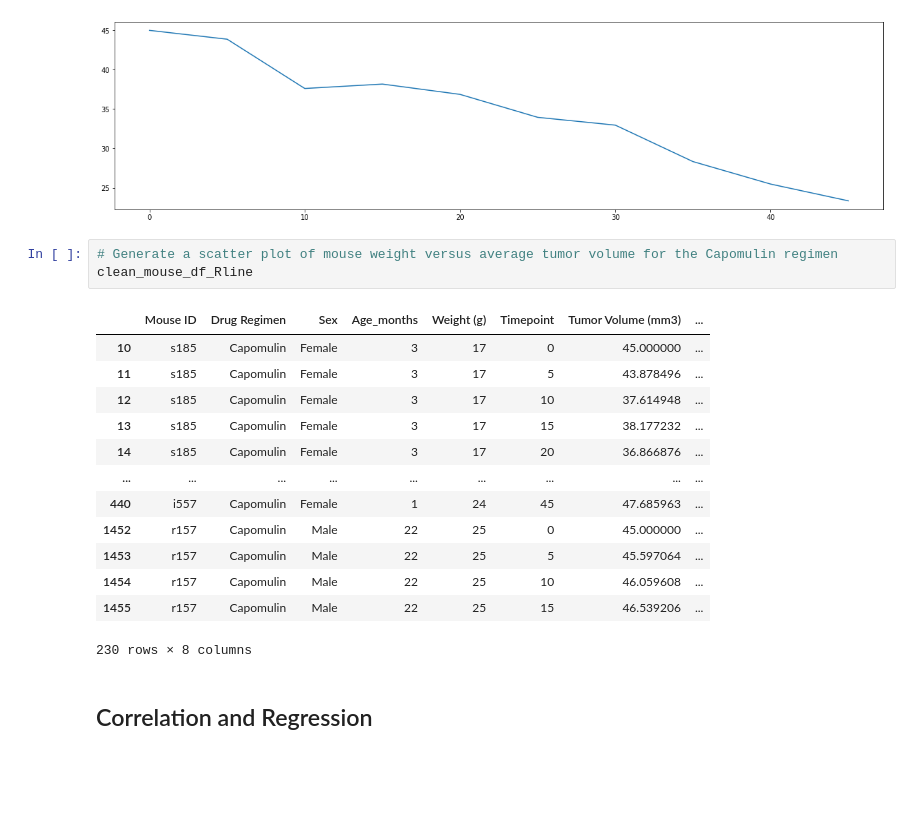
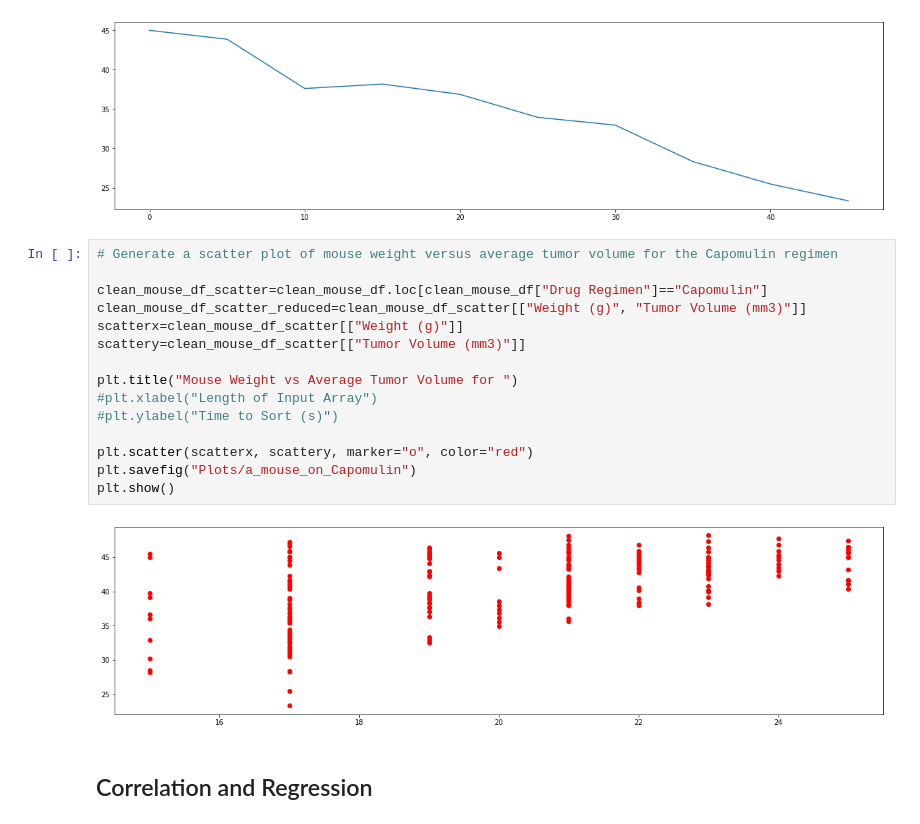
Before and after one commit to KathrynPanger/pharmaceutical-testing, a Jupyter notebook: pymaceuticals_starter.ipynb, the cells around one changed output. Saved outputs shown, nothing was run; the diff lists cells and outputs as text; blank space fills up the shorter version.

Commit message:
Scatterplot

```diff
--- a/pymaceuticals_starter.ipynb
+++ b/pymaceuticals_starter.ipynb
@@ -546,23 +546,23 @@ plt.plot(Cap_x_axis, Cap_y_axis)
 plt.savefig("Plots/a_mouse_on_Capomulin")
 # %% [output]
 [figure]
-# %%
-# Generate a scatter plot of mouse weight versus average tumor volume for the Capomulin regimen
-clean_mouse_df_Rline
-# %% [output]
-|  | Mouse ID | Drug Regimen | Sex | Age_months | Weight (g) | Timepoint | Tumor Volume (mm3) | ... |
-| 10 | s185 | Capomulin | Female | 3 | 17 | 0 | 45.000000 | ... |
-| 11 | s185 | Capomulin | Female | 3 | 17 | 5 | 43.878496 | ... |
-| 12 | s185 | Capomulin | Female | 3 | 17 | 10 | 37.614948 | ... |
-| 13 | s185 | Capomulin | Female | 3 | 17 | 15 | 38.177232 | ... |
-| 14 | s185 | Capomulin | Female | 3 | 17 | 20 | 36.866876 | ... |
-| ... | ... | ... | ... | ... | ... | ... | ... | ... |
-| 440 | i557 | Capomulin | Female | 1 | 24 | 45 | 47.685963 | ... |
-| 1452 | r157 | Capomulin | Male | 22 | 25 | 0 | 45.000000 | ... |
-| 1453 | r157 | Capomulin | Male | 22 | 25 | 5 | 45.597064 | ... |
-| 1454 | r157 | Capomulin | Male | 22 | 25 | 10 | 46.059608 | ... |
-| 1455 | r157 | Capomulin | Male | 22 | 25 | 15 | 46.539206 | ... |
-230 rows × 8 columns
+# %%
+# Generate a scatter plot of mouse weight versus average tumor volume for the Capomulin regimen
+
+clean_mouse_df_scatter=clean_mouse_df.loc[clean_mouse_df["Drug Regimen"]=="Capomulin"]
+clean_mouse_df_scatter_reduced=clean_mouse_df_scatter[["Weight (g)", "Tumor Volume (mm3)"]]
+scatterx=clean_mouse_df_scatter[["Weight (g)"]]
+scattery=clean_mouse_df_scatter[["Tumor Volume (mm3)"]]
+
+plt.title("Mouse Weight vs Average Tumor Volume for ")
+#plt.xlabel("Length of Input Array")
+#plt.ylabel("Time to Sort (s)")
+
+plt.scatter(scatterx, scattery, marker="o", color="red")
+plt.savefig("Plots/a_mouse_on_Capomulin")
+plt.show()
+# %% [output]
+[figure, added]
 # %% [markdown]
 ## Correlation and Regression
 # %%
```
Also changed, not shown: 1 other file.
